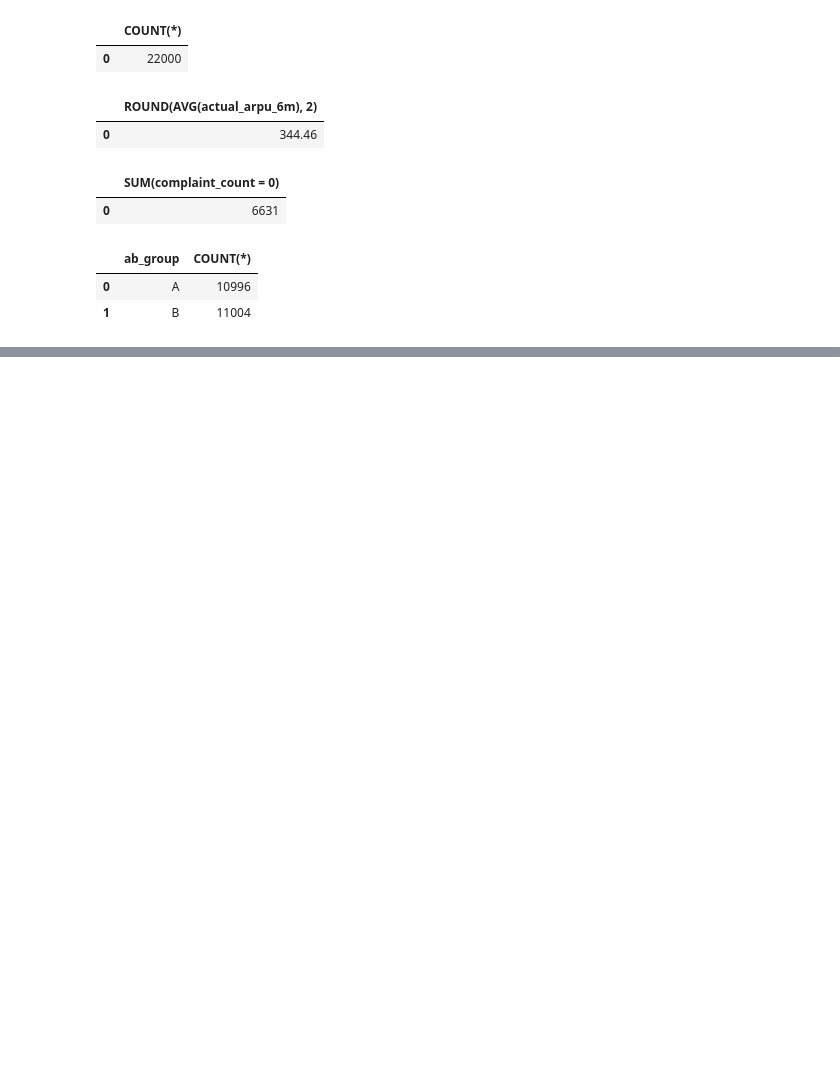
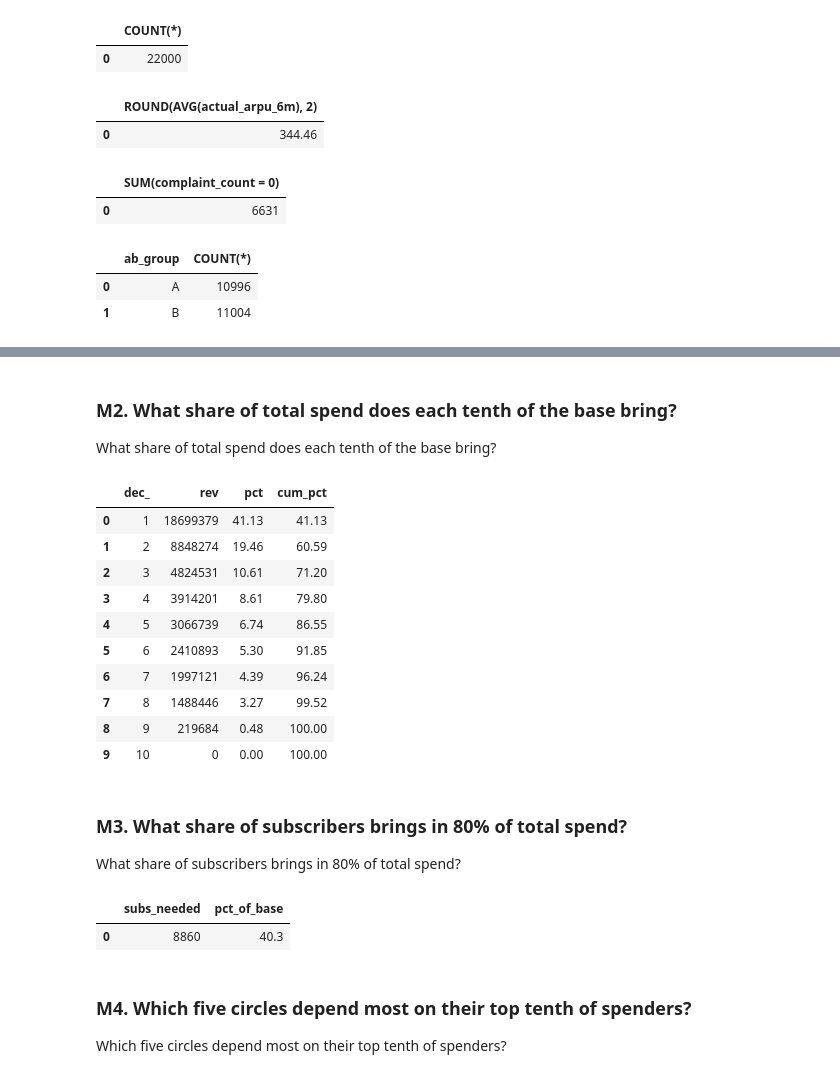
Before and after one commit to midlajmuhammad/airtel-telecom-analytics, a Jupyter notebook: notebook/05_analysis.ipynb, the cells around one changed output, grey strips where cells are left out. Cells and saved outputs as stored; diff of their text form; code cells hidden in the pictures; blank space fills up the shorter version.

```diff
--- a/notebook/05_analysis.ipynb
+++ b/notebook/05_analysis.ipynb
@@ -42,0 +2270,71 @@ GROUP BY ab_group;
+# %% [markdown]
+### M2. What share of total spend does each tenth of the base bring?
+
+What share of total spend does each tenth of the base bring?
+# %%
+q("""
+WITH d AS (
+    SELECT recharge_total_6m AS rev,
+           NTILE(10) OVER (ORDER BY recharge_total_6m DESC) AS dec_
+    FROM customer_features
+),
+g AS (
+    SELECT dec_,
+           SUM(rev) AS rev
+    FROM d
+    GROUP BY dec_
+)
+SELECT dec_,
+       rev,
+       ROUND(100.0 * rev / (SELECT SUM(rev) FROM g), 2) AS pct,
+       ROUND(100.0 * SUM(rev) OVER (ORDER BY dec_) /
+             (SELECT SUM(rev) FROM g), 2) AS cum_pct
+FROM g
+ORDER BY dec_;
+""")
+# %% [output]
+|  | dec_ | rev | pct | cum_pct |
+| 0 | 1 | 18699379 | 41.13 | 41.13 |
+| 1 | 2 | 8848274 | 19.46 | 60.59 |
+| 2 | 3 | 4824531 | 10.61 | 71.20 |
+| 3 | 4 | 3914201 | 8.61 | 79.80 |
+| 4 | 5 | 3066739 | 6.74 | 86.55 |
+| 5 | 6 | 2410893 | 5.30 | 91.85 |
+| 6 | 7 | 1997121 | 4.39 | 96.24 |
+| 7 | 8 | 1488446 | 3.27 | 99.52 |
+| 8 | 9 | 219684 | 0.48 | 100.00 |
+| 9 | 10 | 0 | 0.00 | 100.00 |
+# %% [markdown]
+### M3. What share of subscribers brings in 80% of total spend?
+
+What share of subscribers brings in 80% of total spend?
+# %%
+q("""
+WITH o AS (
+    SELECT customer_id,
+           recharge_total_6m AS rev,
+           ROW_NUMBER() OVER (
+               ORDER BY recharge_total_6m DESC, customer_id
+           ) AS rn,
+           SUM(recharge_total_6m) OVER (
+               ORDER BY recharge_total_6m DESC, customer_id
+           ) AS cum
+    FROM customer_features
+),
+t AS (
+    SELECT SUM(recharge_total_6m) AS s
+    FROM customer_features
+)
+SELECT MIN(rn) AS subs_needed,
+       ROUND(100.0 * MIN(rn) /
+             (SELECT COUNT(*) FROM customer_features), 1) AS pct_of_base
+FROM o, t
+WHERE 100.0 * cum / NULLIF(s, 0) >= 80;
+""")
+# %% [output]
+|  | subs_needed | pct_of_base |
+| 0 | 8860 | 40.3 |
+# %% [markdown]
+### M4. Which five circles depend most on their top tenth of spenders?
+
+Which five circles depend most on their top tenth of spenders?
```
Also changed, not shown: parts of 244 cells of this notebook, 2 other files.
